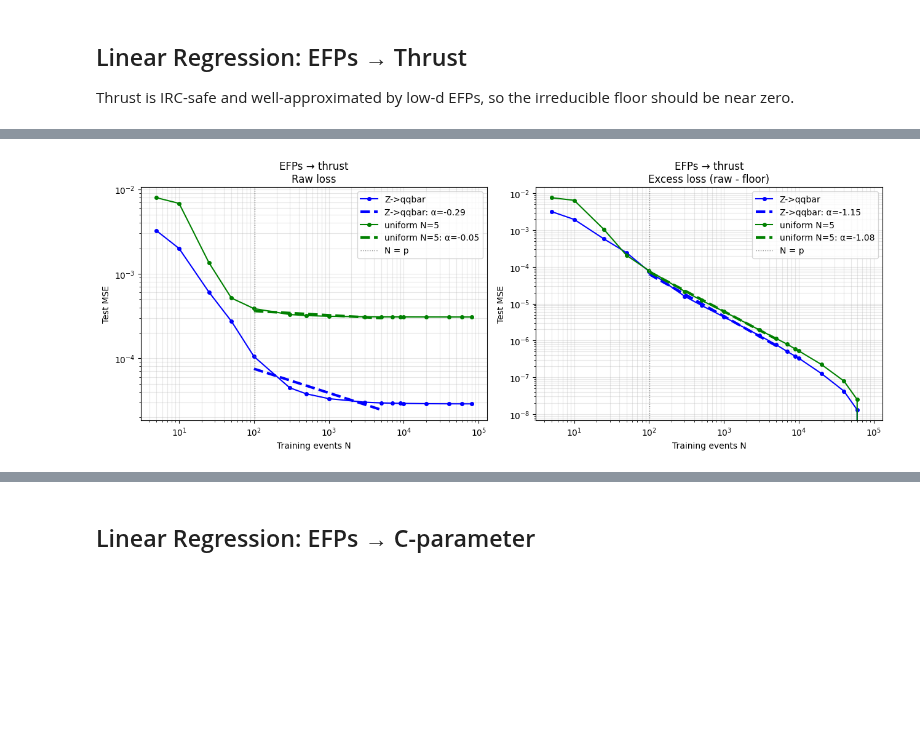
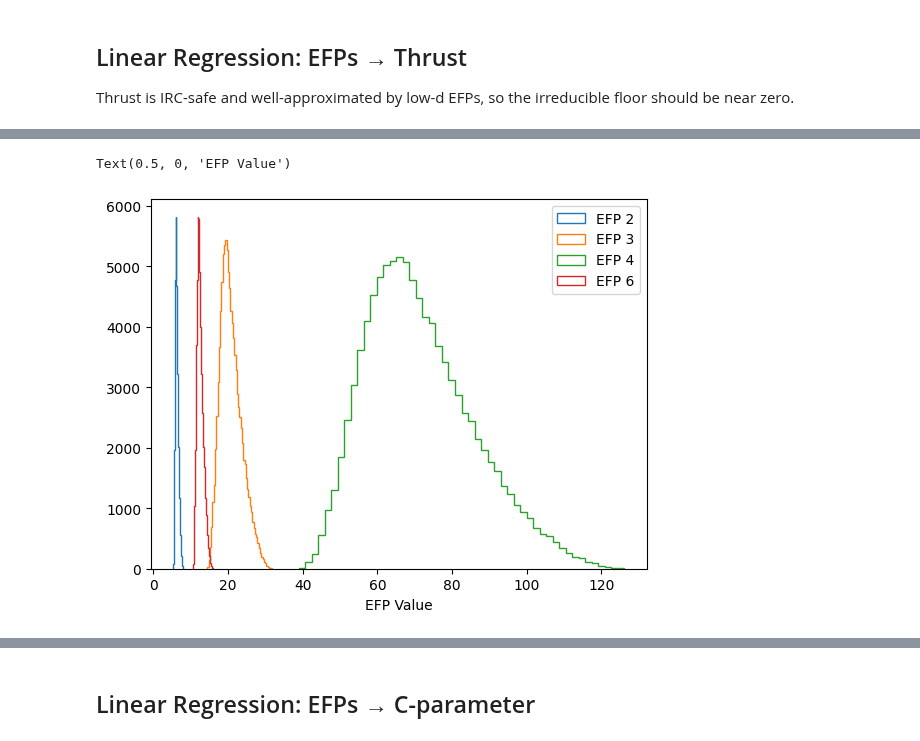
Before and after one commit to ykahn/Jet-Scaling-Laws, a Jupyter notebook: StevensCode/Pythia_EFP_Covariance.ipynb, the cells around one changed output, grey strips where cells are left out. Cells and saved outputs as stored; diff of their text form; code cells hidden in the pictures; blank space fills up the shorter version.

```diff
--- a/StevensCode/Pythia_EFP_Covariance.ipynb
+++ b/StevensCode/Pythia_EFP_Covariance.ipynb
@@ -587,36 +520,10 @@ plt.tight_layout(); plt.show()
-# %%
-fit_min, fit_max = 100, 5000
-
-all_results = {
-    'Z->qqbar':    losses_Z_sk,
-    'uniform N=5': losses_N5_sk,
-}
-colors = {'Z->qqbar': 'b', 'uniform N=5': 'g'}
-
-fig, axes = plt.subplots(1, 2, figsize=(13, 5))
-
-for name, losses in all_results.items():
-    color = colors[name]
-    floor = losses[-1]
-    excess = np.array(losses) - floor
-    ns = np.array(train_sizes_t)
-
-    axes[0].loglog(ns, losses, 'o-', color=color, markersize=4, label=name)
-    axes[1].loglog(ns, excess, 'o-', color=color, markersize=4, label=name)
-
-    for ax, ls in zip(axes, [np.array(losses), excess]):
-        mask = (ns >= fit_min) & (ns <= fit_max) & (ls > 0)
-        if mask.sum() >= 2:
-            slope, log_c = np.polyfit(np.log(ns[mask]), np.log(ls[mask]), 1)
-            ax.loglog(ns[mask], np.exp(log_c)*ns[mask]**slope, '--', color=color, linewidth=3,
-                      label=f'{name}: α={slope:.2f}')
-            # ax.axvspan(fit_min, fit_max, alpha=0.05, color=color)
-
-for ax, title in zip(axes, ['Raw loss', 'Excess loss (raw - floor)']):
-    ax.axvline(102, color='gray', linestyle=':', linewidth=1, label='N = p')
-    ax.set_xlabel('Training events N'); ax.set_ylabel('Test MSE')
-    ax.set_title(f'EFPs → thrust\n{title}'); ax.legend(); ax.grid(True, which='both', alpha=0.3)
-
-plt.tight_layout(); plt.show()
-# %% [output]
-[figure, removed]
+# %%
+## Plot features ...
+plt.hist(EFPs_N5[:, 2], bins=50, histtype='step', label='EFP 2')
+plt.hist(EFPs_N5[:, 3], bins=50, histtype='step', label='EFP 3')
+plt.hist(EFPs_N5[:, 4], bins=50, histtype='step', label='EFP 4')
+plt.hist(EFPs_N5[:, 6], bins=50, histtype='step', label='EFP 6')
+plt.legend(); plt.xlabel('EFP Value')
+# %% [output]
+Text(0.5, 0, 'EFP Value')
+[figure, added]
```
Also changed, not shown: parts of 29 cells of this notebook.
